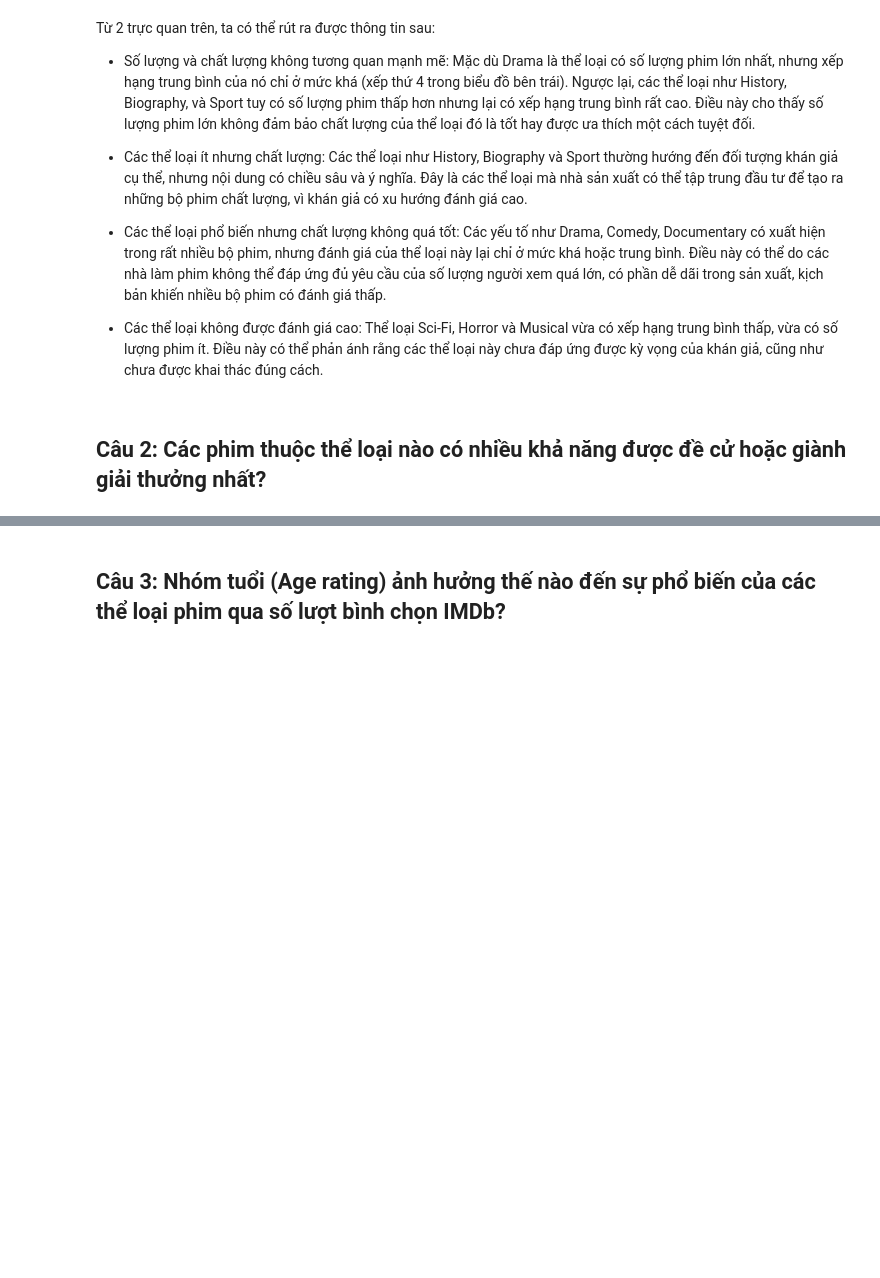
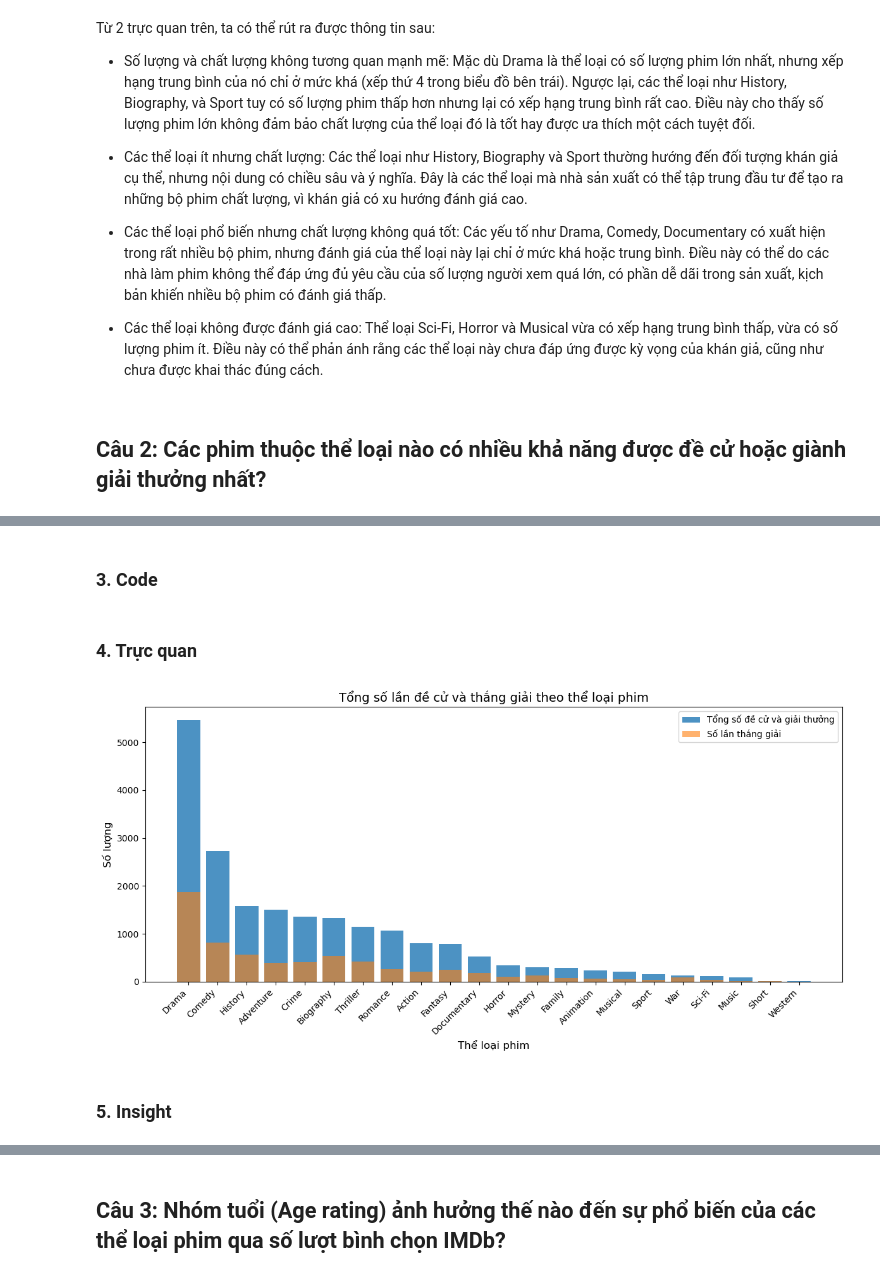
Before and after one commit to alpaca3000/IntroToDS, a Jupyter notebook: Source_codes/AnsweringQuestion.ipynb, the cells around one changed output, grey strips where cells are left out. Saved outputs shown, nothing was run; the diff lists cells and outputs as text; code cells hidden in the pictures; blank space fills up the shorter version.

```diff
--- a/Source_codes/AnsweringQuestion.ipynb
+++ b/Source_codes/AnsweringQuestion.ipynb
@@ -154,0 +170,42 @@ Từ 2 trực quan trên, ta có thể rút ra được thông tin sau:
+# %% [markdown]
+### 3. Code
+# %%
+# genre_columns = [
+#     "Action/Adventure", "Animation", "Biography/History/War", "Comedy",
+#     "Docummentary", "Drama", "Fantasy/Sci-Fi", "Horror/Thriller/Mystery",
+#     "Kids/Family", "Music/Musical", "Other", "Romance"
+# ]
+movie_data = df.copy()
+
+# Tính tổng số đề cử và thắng giải của từng thể loại
+genre_awards = {
+    genre: {
+        "Nominations": movie_data.loc[movie_data[genre] == True, "Nomination"].sum(),
+        "Wins": movie_data.loc[movie_data[genre] == True, "Win"].sum()
+    }
+    for genre in genre_columns
+}
+
+genre_awards_df = pd.DataFrame(genre_awards).T
+genre_awards_df['Total'] = genre_awards_df['Nominations'] + genre_awards_df['Wins']
+
+# Sắp xếp theo tổng số lần đề cử và thắng giải
+genre_awards_df = genre_awards_df.sort_values(by="Total", ascending=False)
+# %% [markdown]
+### 4. Trực quan
+# %%
+plt.figure(figsize=(12, 6))
+plt.bar(genre_awards_df.index, genre_awards_df['Total'], alpha=0.8, label='Tổng số đề cử và giải thưởng')
+plt.bar(genre_awards_df.index, genre_awards_df['Wins'], alpha=0.6, label='Số lần thắng giải')
+
+plt.title('Tổng số lần đề cử và thắng giải theo thể loại phim', fontsize=14)
+plt.xlabel('Thể loại phim', fontsize=12)
+plt.ylabel('Số lượng', fontsize=12)
+plt.xticks(rotation=45, ha='right')
+plt.legend()
+plt.tight_layout()
+plt.show()
+# %% [output]
+[figure, added]
+# %% [markdown]
+### 5. Insight
```
Also changed, not shown: parts of 4 cells of this notebook.
